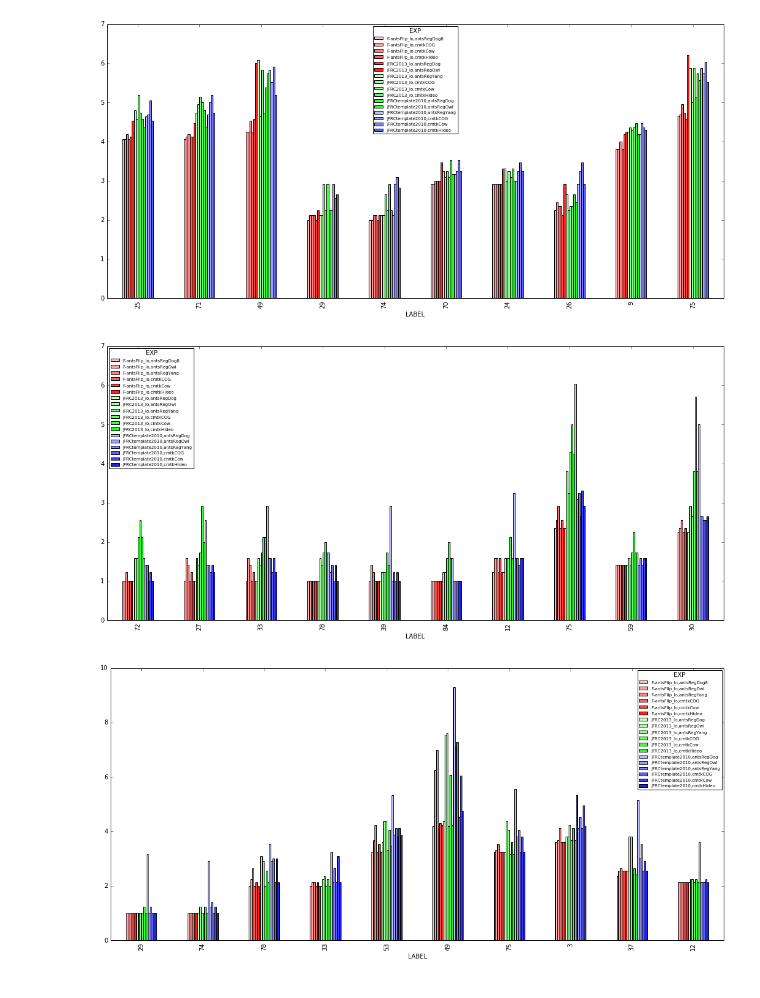
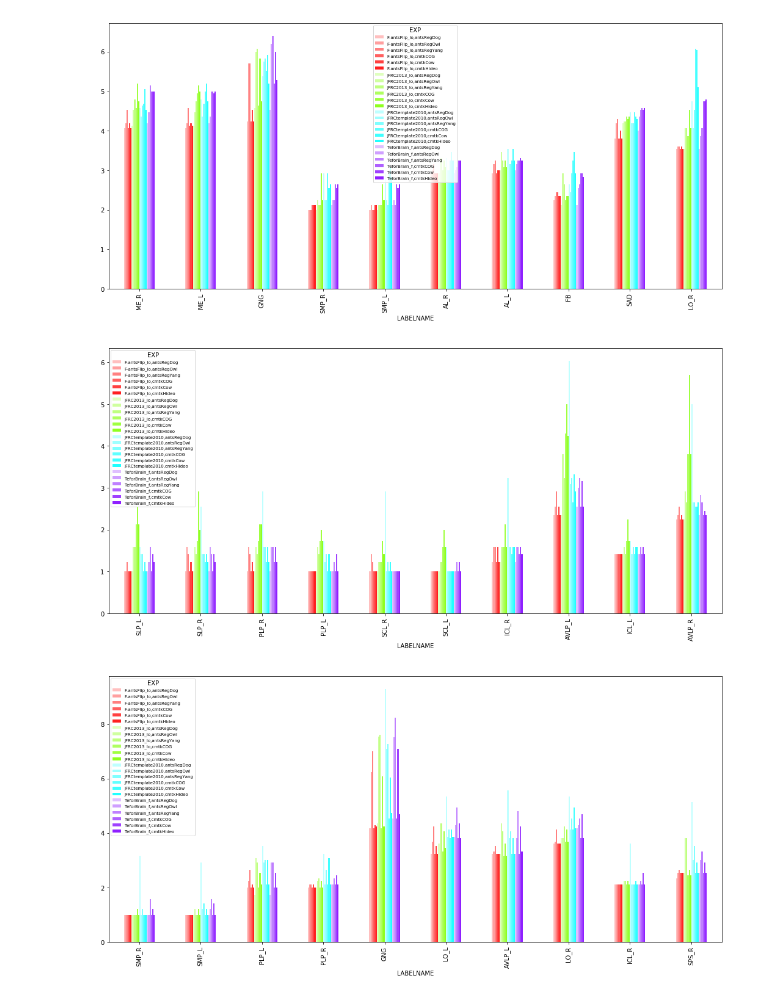
Before and after one commit to saalfeldlab/template-building, a Jupyter notebook: python/labelwise_skeleton_distance_analysis.ipynb, the cells around one changed output. Cells and saved outputs as stored; diff of their text form; code cells hidden in the pictures.

Commit message:
Analysis to determine best alg and template
* Update to python3.6

```diff
--- a/python/labelwise_skeleton_distance_analysis.ipynb
+++ b/python/labelwise_skeleton_distance_analysis.ipynb
@@ -68,7 +70,7 @@ base_dir = '/nrs/saalfeld/john/projects/flyChemStainAtlas/all_evals'
 # templates = ['JFRCtemplate2010']
 # reg_methods = [ 'cmtkCow', 'cmtkCOG', 'antsRegYang' ]
 
-templates = ['JFRCtemplate2010', 'JFRC2013_lo', 'F-antsFlip_lo']
+templates = ['JFRCtemplate2010', 'JFRC2013_lo', 'F-antsFlip_lo', 'TeforBrain_f']
 # reg_methods = [ 'cmtkCow', 'cmtkCOG', 'cmtkHideo' ]
 # reg_methods = [ 'antsRegOwl', 'antsRegDog', 'antsRegYang' ]
 reg_methods = [ 'cmtkCow', 'cmtkCOG', 'cmtkHideo', 'antsRegOwl', 'antsRegDog', 'antsRegYang' ]
@@ -76,10 +78,14 @@ reg_methods = [ 'cmtkCow', 'cmtkCOG', 'cmtkHideo', 'antsRegOwl', 'antsRegDog', '
 # parse all data into a data frame
 
 expnamelist=[]
+algnamelist=[]
+templatelist=[]
 statlist=[]
 datalist=[]
 labellist=[]
+labelnamelist=[]
 linelist=[]
+linelabellist=[]
 
 for template,reg in itertools.product( templates, reg_methods ):
 
@@ -100,27 +106,44 @@ for template,reg in itertools.product( templates, reg_methods ):
         stat_lines = readlines( statFile )
         for sl in stat_lines:
             dat = sl.split()
+            label = int(dat[0])
+            line_label = str(line) + '_' + str(label)
+
             expnamelist += [ expname.replace('\n','') ]
+            algnamelist += [ reg ]
+            templatelist += [ template ]
             linelist += [ line ]
-            labellist += [ int(dat[0]) ]
+            labellist += [ label ]
+            linelabellist += [ line_label ]
+            labelnamelist += [ get_label_name(label) ]
             statlist += [ dat[1] ]
             datalist += [ float(dat[2]) ]
 
         # Read total brain mask stats
         allStatFile = '{}/all_stats{}.txt'.format(eval_dir,line)
         all_stat_lines = readlines( allStatFile )
+        label = -1
         for sl in all_stat_lines:
             if( sl.startswith('all ')):
+                line_label = str(line) + '_' + str(label)
                 dat = sl.split()
                 expnamelist += [ expname.replace('\n','') ]
+                algnamelist += [ reg ]
+                templatelist += [ template ]
                 linelist += [ line ]
-                labellist += [ -1 ] # -1 indicates total mask label
+                labellist += [ label ] # -1 indicates total mask label
+                linelabellist += [ line_label ]
+                labelnamelist += [ 'ALL' ]
                 statlist += [ dat[1] ]
                 datalist += [ float(dat[2]) ]
 
 
 dist_df = pd.DataFrame( {'EXP':expnamelist,
+                         'ALG':algnamelist,
+                         'TEMPLATE':templatelist,
                          'STAT':statlist,
                          'LINE':linelist,
                          'LABEL':labellist,
+                         'LINELABEL':linelabellist,
+                         'LABELNAME':labelnamelist,
                          'VALUE':datalist })
@@ -127,10 +188,10 @@ dist_df = pd.DataFrame( {'EXP':expnamelist,
 # %%
 # For each line, Sort labels by average size
-gb_line_label = dist_df[ (dist_df.STAT == 'COUNT') ].groupby(['LINE','LABEL'], as_index=False )
+gb_line_label = dist_df[ (dist_df.STAT == 'COUNT') ].groupby(['LINE','LABEL','LABELNAME','LINELABEL'], as_index=False )
 line_label_avgs = gb_line_label.mean().sort_values('VALUE', ascending=False)
 # %%
 # Figure out colors
-numTemplates = 3
+numTemplates = 4
 numRegalgs = 6
 
 plot_colors = []
@@ -141,25 +217,28 @@ for ti,ai in itertools.product( range(numTemplates), range(numRegalgs)):
 # %%
 # For each line, plot the median distance over templates/regMethod
 
 # Only plot for the top N labels
 N = 10
 line = 0
 
 plt.rc('legend',fontsize=7) # using a size in points
 
 for line in [0,1,2,3]:
     #     print line
     # Get the top N labels for this line
-    l = line_label_avgs[ (line_label_avgs.LINE == line ) & (line_label_avgs.LABEL > 0) ].head( N ).LABEL
+#     l = line_label_avgs[ (line_label_avgs.LINE == line ) & (line_label_avgs.LABEL > 0) ].head( N ).LABEL
+    ln = line_label_avgs[ (line_label_avgs.LINE == line ) & (line_label_avgs.LABEL > 0) ].head( N ).LABELNAME
     med_df = dist_df[(dist_df.STAT == 'MEDIAN') & (dist_df.LINE == line) & (dist_df.LABEL > 0) ]
-    med_df_piv = med_df[['EXP','LABEL','VALUE']].pivot( index='LABEL', columns='EXP', values='VALUE' )
-#     med_df_piv.loc[ l ].plot.bar( color=['g','g','g','k','k','k','y','y','y'])
-#     med_df_piv.loc[ l ].plot.bar( color=[gc,gc,gc,kc,kc,kc,yc,yc,yc])
-    med_df_piv.loc[ l ].plot.bar( color=plot_colors )
+#     print med_df.head()
+
+#     med_df_piv = med_df[['EXP','LABEL','VALUE']].pivot( index='LABEL', columns='EXP', values='VALUE' )
+#     med_df_piv.loc[ l ].plot.bar( color=plot_colors )
+    med_df_piv = med_df[['EXP','LABELNAME','VALUE']].pivot( index='LABELNAME', columns='EXP', values='VALUE' )
+    med_df_piv.loc[ ln ].plot.bar( color=plot_colors )
 
     fig = plt.gcf()
     a = fig.set_size_inches( 18, 8 )
 # %% [output]
-[figure, old version]
+[figure, new version]
-[figure, old version]
+[figure, new version]
-[figure, old version]
+[figure, new version]
```
Also changed, not shown: parts of 14 cells of this notebook.
